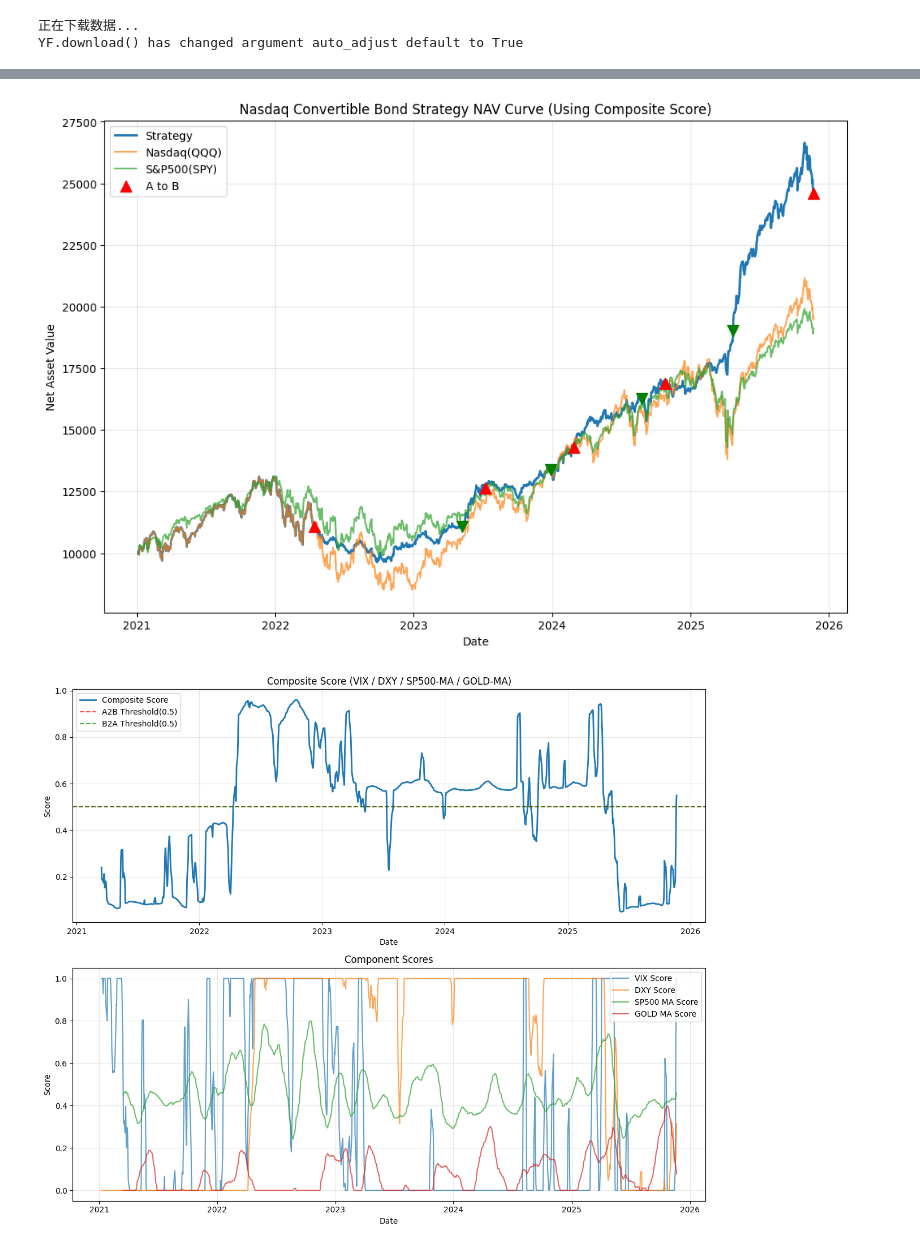
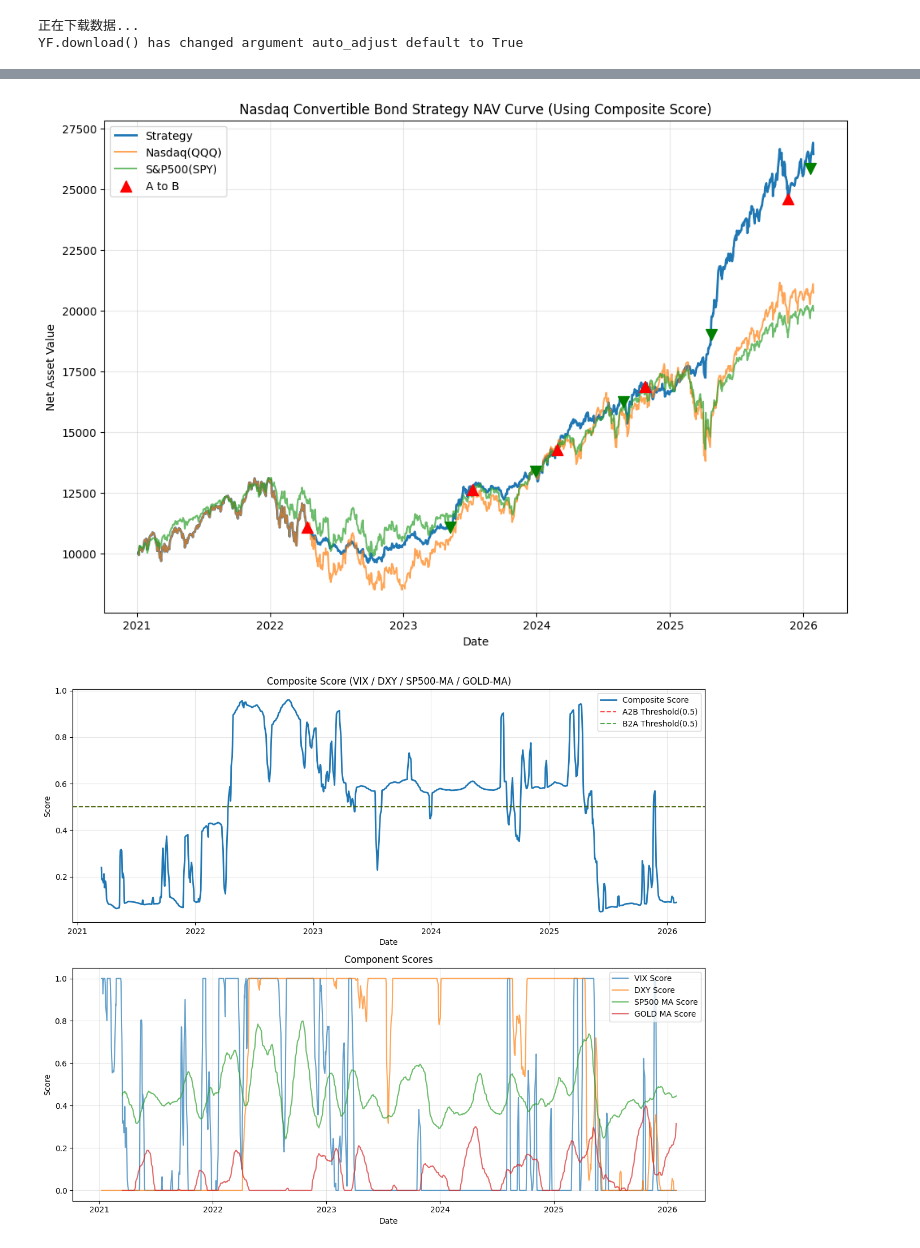
Before and after one commit to cjp-luany/TradeWhathow, a Jupyter notebook: strategy_portfolio/backtest/jupyter/nsdqAvoid-panda.ipynb, the cells around one changed output, grey strips where cells are left out. Saved outputs shown, nothing was run; the diff lists cells and outputs as text; code cells hidden in the pictures.

```diff
--- a/strategy_portfolio/backtest/jupyter/nsdqAvoid-panda.ipynb
+++ b/strategy_portfolio/backtest/jupyter/nsdqAvoid-panda.ipynb
@@ -8,7 +8,7 @@ from datetime import datetime, timedelta
 
 # ================== 基本参数 ==================
 start_date = "2021-01-01"
-end_date = "2025-11-23"
+end_date = "2026-01-30"
 initial_capital = 10000  # 初始资金
 
 # 阈值（A->B 为防守触发，B->A 为进攻恢复）
@@ -451,2 +451,2 @@ Composite_score: 0.549
-[figure, old version]
+[figure, new version]
-[figure, old version]
+[figure, new version]
```
Also changed, not shown: parts of 1 cell of this notebook, 25 other files.
